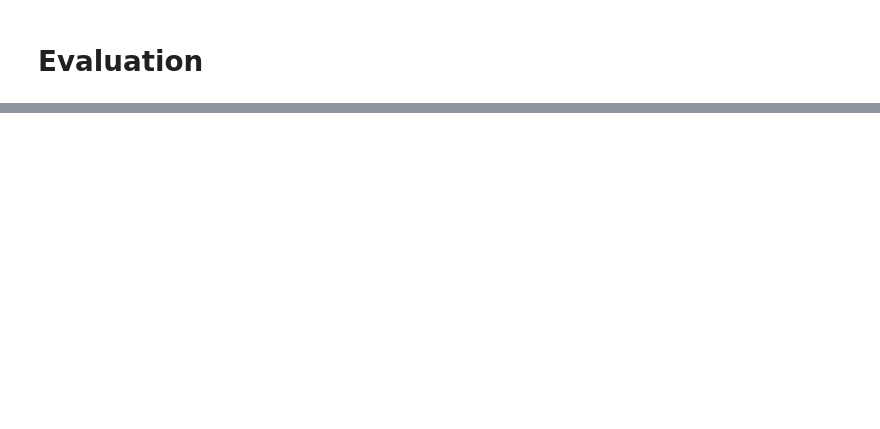
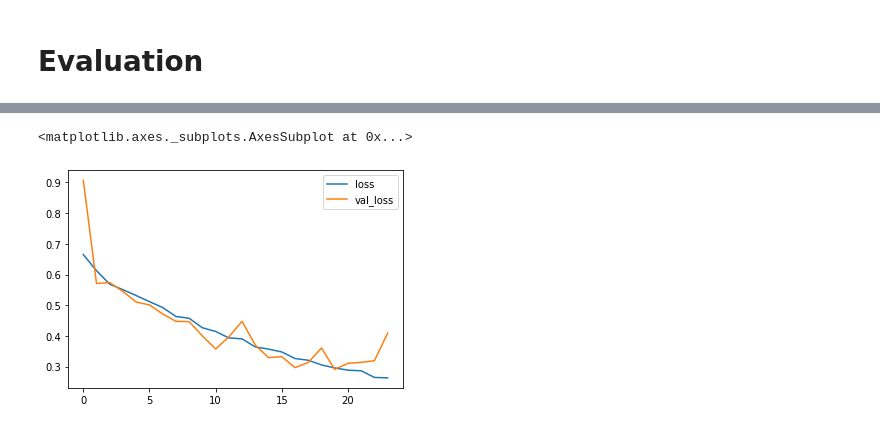
Before and after one commit to MahyarFardin/Neural-Networks, a Jupyter notebook: CNN/Brain_Tumor_Detection/Brain_Tumor.ipynb, the cells around one changed output, grey strips where cells are left out. Cells and saved outputs as stored; diff of their text form; code cells hidden in the pictures; blank space fills up the shorter version.

```diff
--- a/CNN/Brain_Tumor_Detection/Brain_Tumor.ipynb
+++ b/CNN/Brain_Tumor_Detection/Brain_Tumor.ipynb
@@ -207,0 +239,4 @@ print(confusion_matrix(prediction,ytest))
+# %%
+train_path="/tmp/processed/train"
+test_path="/tmp/processed/test"
+val_path="/tmp/processed/val"
@@ -207,0 +249,18 @@ print(confusion_matrix(prediction,ytest))
+# %%
+train=generate.flow_from_directory(train_path,
+                                  target_size=(100, 100),
+                                  color_mode="grayscale",
+                                  class_mode="binary",
+                                  shuffle=True)
+
+test=generate.flow_from_directory(test_path,
+                                  target_size=(100, 100),
+                                  color_mode="grayscale",
+                                  class_mode="binary",
+                                  shuffle=False)
+
+val=generate.flow_from_directory(val_path,
+                                  target_size=(100, 100),
+                                  color_mode="grayscale",
+                                  class_mode="binary",
+                                  shuffle=False)
@@ -207,0 +271,19 @@ print(confusion_matrix(prediction,ytest))
+# %%
+model=Sequential()
+
+model.add(Conv2D(32,(5,5), activation="relu"))
+model.add(MaxPool2D(3,3))
+
+model.add(Conv2D(32,(5,5), activation="relu"))
+model.add(MaxPool2D(3,3))
+
+model.add(Flatten())
+
+model.add(Dense(32, activation="relu"))
+
+model.add(Dense(1, activation="sigmoid"))
+
+
+model.compile(loss="binary_crossentropy", metrics=["accuracy"],optimizer="rmsprop")
+
+model.fit_generator(train, validation_data=(val), epochs=1500,  callbacks=[es])
@@ -207,0 +309,7 @@ print(confusion_matrix(prediction,ytest))
+# %%
+hist=pd.DataFrame(model.history.history)
+# %%
+hist[["loss","val_loss"]].plot()
+# %% [output]
+<matplotlib.axes._subplots.AxesSubplot at 0x...>
+[figure, added]
```
Also changed, not shown: parts of 29 cells of this notebook.
